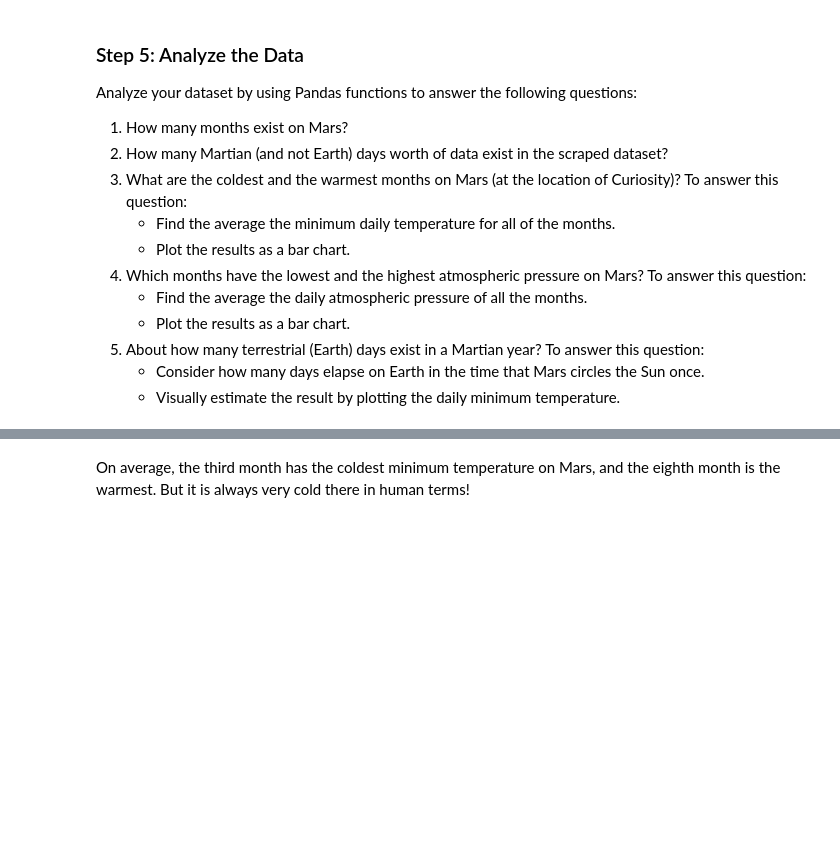
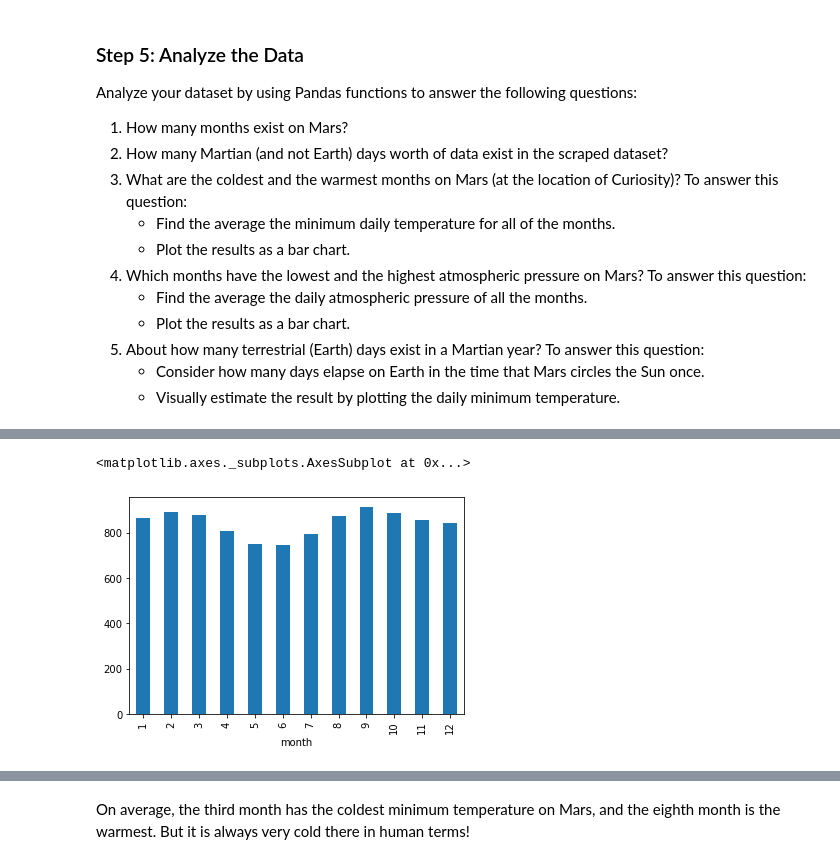
Before and after one commit to TEarle1213/Web_Scraping-Challenge, a Jupyter notebook: Starter_Code/part_2_mars_weather.ipynb, the cells around one changed output, grey strips where cells are left out. Drawn from its saved outputs; the diff is of its cells as text; code cells hidden in the pictures; blank space fills up the shorter version.

```diff
--- a/Starter_Code/part_2_mars_weather.ipynb
+++ b/Starter_Code/part_2_mars_weather.ipynb
@@ -91,0 +185,4 @@ Analyze your dataset by using Pandas functions to answer the following questions
+# %%
+# 4. Average pressure by Martian month
+avg_pressure=month['pressure'].mean()
+avg_pressure
@@ -92,2 +204,6 @@ Analyze your dataset by using Pandas functions to answer the following questions
 # %%
-# Plot the average temperature by month
+# Plot the average pressure by month
+avg_pressure.plot(kind='bar')
+# %% [output]
+<matplotlib.axes._subplots.AxesSubplot at 0x...>
+[figure, added]
```
Also changed, not shown: parts of 18 cells of this notebook, 1 other file.
